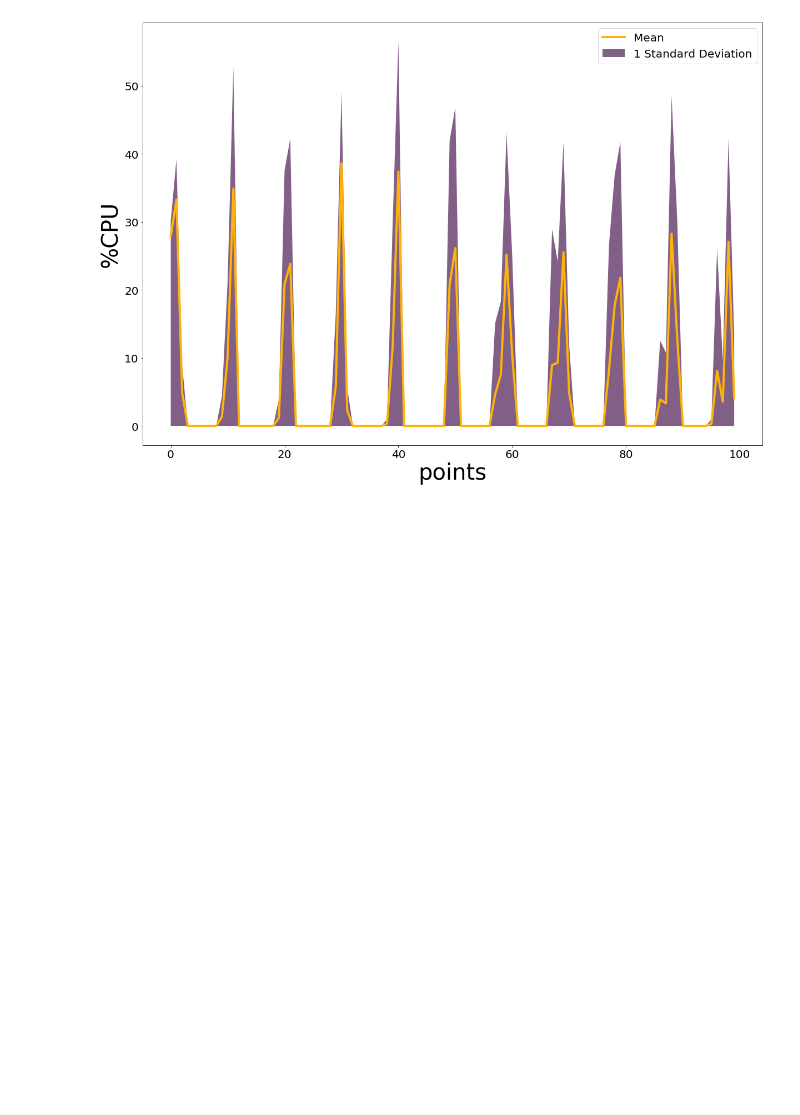
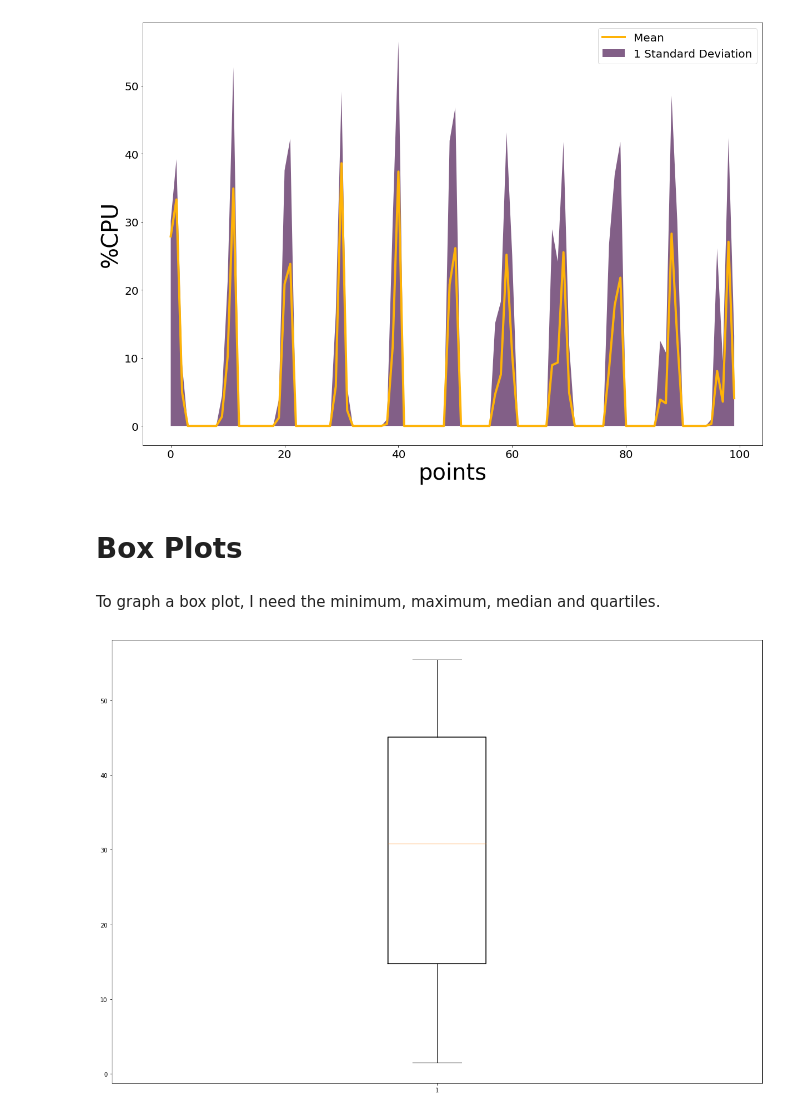
Before and after one commit to ThibaultHuyet/data_parsing, a Jupyter notebook: Notebooks/Untitled.ipynb, the cells around one changed output. Saved outputs shown, nothing was run; the diff lists cells and outputs as text; code cells hidden in the pictures; blank space fills up the shorter version.

Commit message:
Added a boxplot

```diff
--- a/Notebooks/Untitled.ipynb
+++ b/Notebooks/Untitled.ipynb
@@ -130,3 +130,7 @@ ax.tick_params(axis = 'both', which = 'minor', labelsize = 20)
 plt.show()
 # %% [output]
 [figure]
+# %% [markdown]
+# Box Plots
+# %% [markdown]
+To graph a box plot, I need the minimum, maximum, median and quartiles.
@@ -132,0 +183,17 @@ plt.show()
+# %%
+import matplotlib.cbook as cbook
+
+stats = cbook.boxplot_stats(main1)
+
+for n in range(len(stats)):
+    stats[n]['med'] = median1
+    stats[n]['q1'] = q11
+    stats[n]['q3'] = q31
+    stats[n]['whislo'] = min1
+    stats[n]['whishi'] = max1
+
+fig, axes = plt.subplots(figsize=(20, 14))
+axes.bxp(stats, showfliers = False)
+plt.show()
+# %% [output]
+[figure, added]
```
Also changed, not shown: parts of 1 cell of this notebook.
